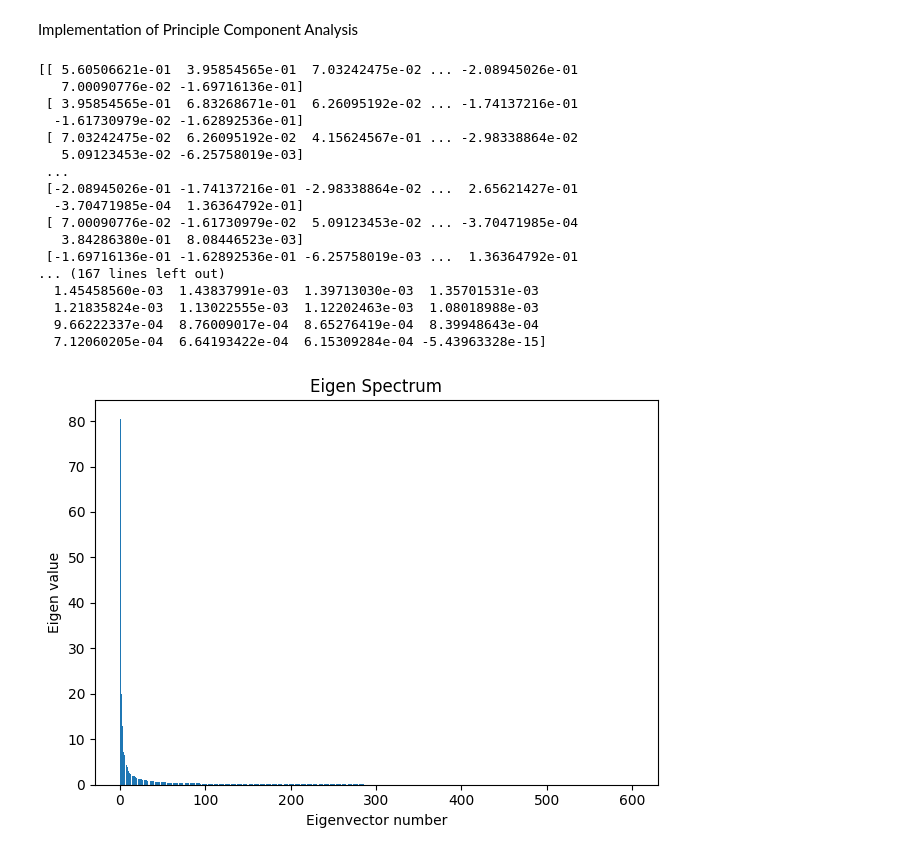
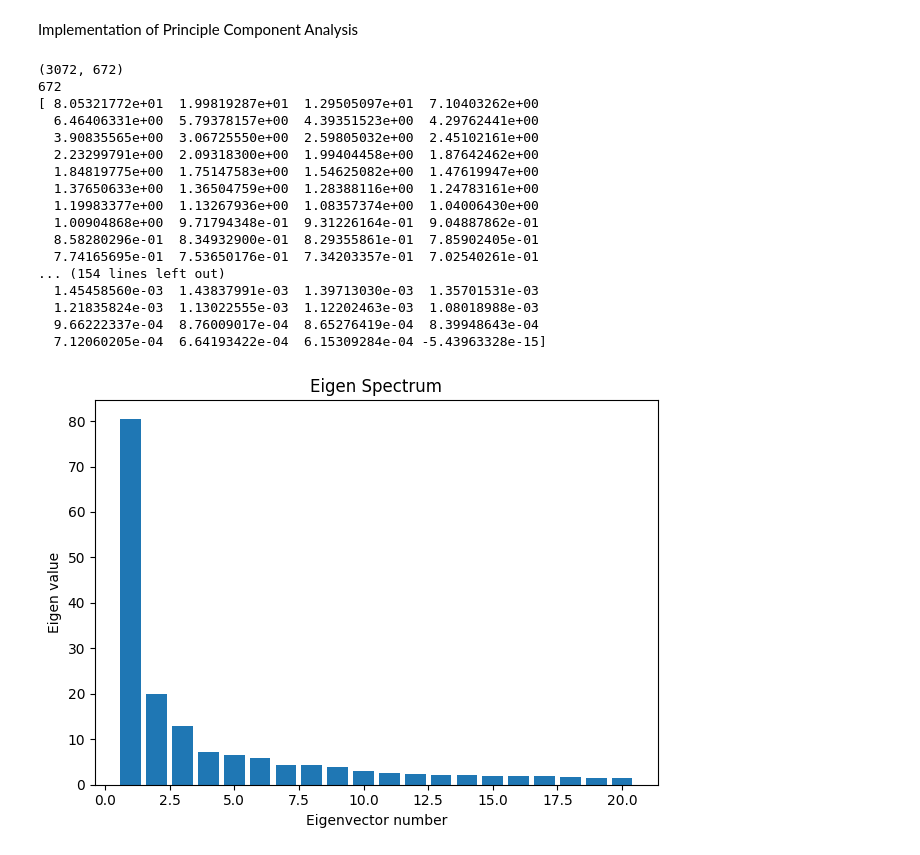
Before and after one commit to ROHIT32767/SMAI-A2, a Jupyter notebook: PCA.ipynb, the cells around one changed output. Cells and saved outputs as stored; diff of their text form; code cells hidden in the pictures.

```diff
--- a/PCA.ipynb
+++ b/PCA.ipynb
@@ -111,17 +111,16 @@ class PCA:
         self.mean_ = mean_ # ndarray of shape (n_features,) Per-feature empirical mean, estimated from the training set.
         self.explained_variance_ratio_ = explained_variance_ratio_
     def fit(self,X):
+        # Shape of X is (672,32,32,3) , Now  we convert it into 3072*672 matrix
         num_samples = X.shape[0]
-        Z = X.reshape(num_samples,-1)
-        Z = np.array(Z)
-        mean = np.mean(Z,axis=0) # calculates mean along columns in a single row
+        T = (X.reshape(num_samples,-1)).T
+        print(T.shape)
+        mean = np.mean(T,axis=1) # calculates mean along columns in a single row
         self.mean_ = mean
         # Suppose we have a vector of n discrete measurements, r̃ = (r̃1 ,r̃2 , . . . , r̃n), with mean µr .If we subtract the mean from each of the measurements, then we obtain a translated set of measurements r = (r1 ,r2 , . . . , rn), that has zero mean.
-        R = (Z - mean.reshape(1,-1))
+        Z = T-mean.reshape(-1,1)
         # Covariance can be thought of as a measure of how much two variables change together. Variance is thus a special case of covariance, when the the two variables are identical.
-        C = (R@R.T)/(num_samples-1)
-        # print(C)
-        # print(C.shape)
+        C = (Z.T@Z)/(num_samples-1)
         print(num_samples)
         eigenvalues, eigenvectors = LA.eigh(C) # Return the eigenvalues and eigenvectors of a complex Hermitian (conjugate symmetric) or a real symmetric matrix , matrix deals with XX^T
         sorted_indices = np.argsort(-eigenvalues)
@@ -137,47 +136,47 @@ class PCA:
         Z = X.reshape(num_samples,-1)
         Z = np.array(Z)
     def eigen_spectrum(self,num_components = None):
         print(self.eigen_values)
         if num_components is None:
             num_components = self.n_components_
-        top_eigen_values = self.eigen_values[:600]
-        plt.bar(range(1,601),top_eigen_values)
+        top_eigen_values = self.eigen_values[:num_components]
+        plt.bar(range(1,1+num_components),top_eigen_values)
         plt.xlabel('Eigenvector number')
         plt.ylabel('Eigen value')
         plt.title('Eigen Spectrum')
         plt.tight_layout()
         plt.show()
     def plot_cumulative_variance(self):
         plt.plot(np.arange(1, len(self.explained_variance_ratio_) + 1), self.explained_variance_ratio_, marker='o')
         plt.xlabel('Eigen vector number')
         plt.ylabel('Cumulative proportion of Variance')
         plt.title('Cumulative Explained Variance')
         plt.grid(True)
         plt.tight_layout()
         plt.show()
 
 n_components = 20
 pca = PCA(20)
 pca.fit(X)
 pca.eigen_spectrum()
 pca.plot_cumulative_variance()
 # %% [output]
-[[ 5.60506621e-01  3.95854565e-01  7.03242475e-02 ... -2.08945026e-01
-   7.00090776e-02 -1.69716136e-01]
- [ 3.95854565e-01  6.83268671e-01  6.26095192e-02 ... -1.74137216e-01
-  -1.61730979e-02 -1.62892536e-01]
- [ 7.03242475e-02  6.26095192e-02  4.15624567e-01 ... -2.98338864e-02
-   5.09123453e-02 -6.25758019e-03]
- ...
- [-2.08945026e-01 -1.74137216e-01 -2.98338864e-02 ...  2.65621427e-01
-  -3.70471985e-04  1.36364792e-01]
- [ 7.00090776e-02 -1.61730979e-02  5.09123453e-02 ... -3.70471985e-04
-   3.84286380e-01  8.08446523e-03]
- [-1.69716136e-01 -1.62892536e-01 -6.25758019e-03 ...  1.36364792e-01
-... (167 lines left out)
+(3072, 672)
+672
+[ 8.05321772e+01  1.99819287e+01  1.29505097e+01  7.10403262e+00
+  6.46406331e+00  5.79378157e+00  4.39351523e+00  4.29762441e+00
+  3.90835565e+00  3.06725550e+00  2.59805032e+00  2.45102161e+00
+  2.23299791e+00  2.09318300e+00  1.99404458e+00  1.87642462e+00
+  1.84819775e+00  1.75147583e+00  1.54625082e+00  1.47619947e+00
+  1.37650633e+00  1.36504759e+00  1.28388116e+00  1.24783161e+00
+  1.19983377e+00  1.13267936e+00  1.08357374e+00  1.04006430e+00
+  1.00904868e+00  9.71794348e-01  9.31226164e-01  9.04887862e-01
+  8.58280296e-01  8.34932900e-01  8.29355861e-01  7.85902405e-01
+  7.74165695e-01  7.53650176e-01  7.34203357e-01  7.02540261e-01
+... (154 lines left out)
   1.45458560e-03  1.43837991e-03  1.39713030e-03  1.35701531e-03
   1.21835824e-03  1.13022555e-03  1.12202463e-03  1.08018988e-03
   9.66222337e-04  8.76009017e-04  8.65276419e-04  8.39948643e-04
   7.12060205e-04  6.64193422e-04  6.15309284e-04 -5.43963328e-15]
-[figure, old version]
+[figure, new version]
 [figure]
```
